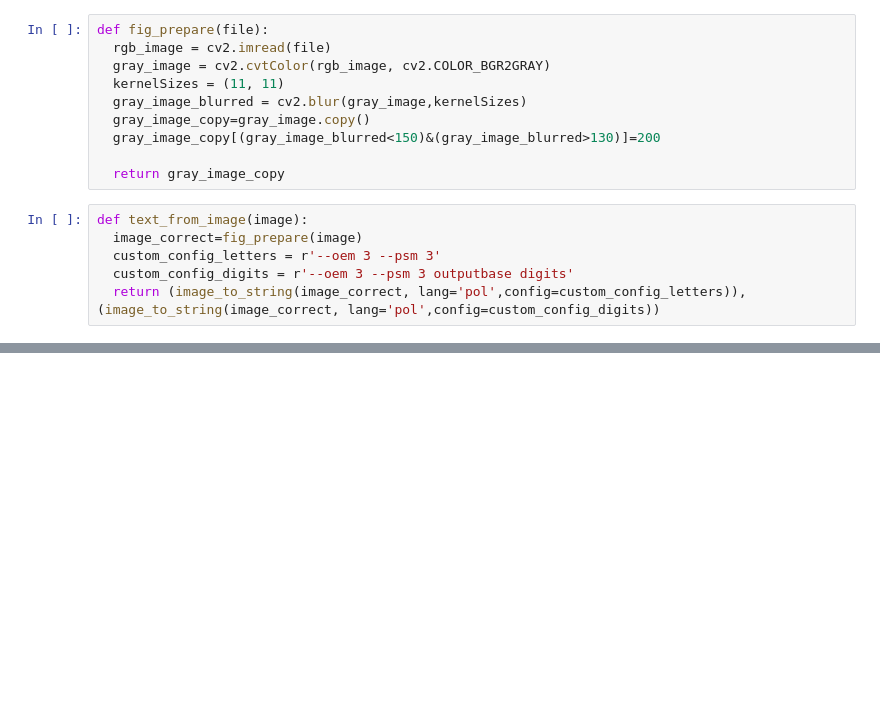
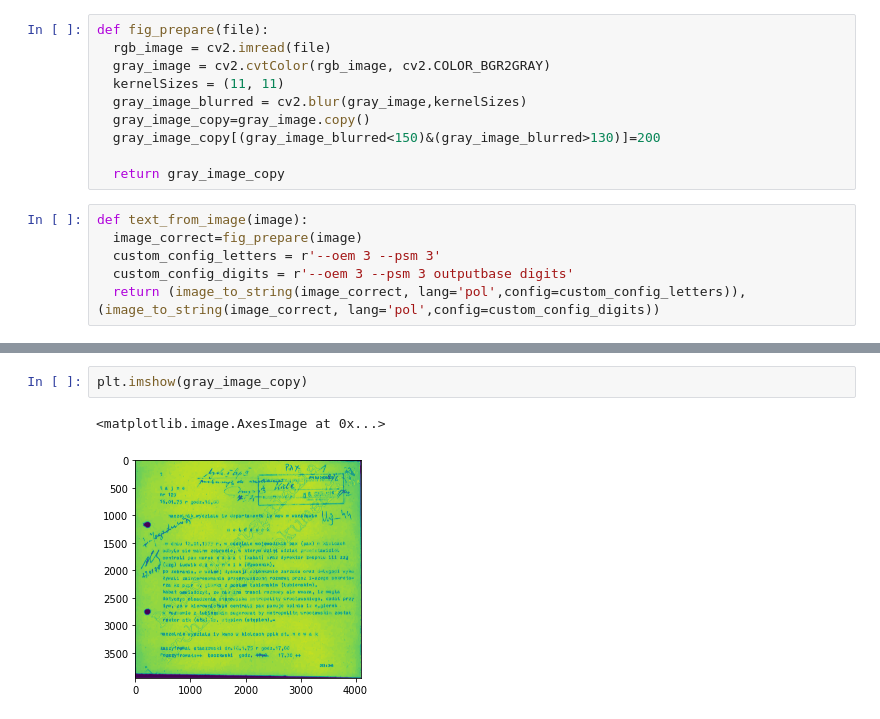
Before and after one commit to KacperGrodecki/image_proccessing, a Jupyter notebook: kuba_img_manip.ipynb, the cells around one changed output, grey strips where cells are left out. Drawn from its saved outputs; the diff is of its cells as text; blank space fills up the shorter version.

```diff
--- a/kuba_img_manip.ipynb
+++ b/kuba_img_manip.ipynb
@@ -111,0 +112,5 @@ PF
+# %%
+plt.imshow(gray_image_copy)
+# %% [output]
+<matplotlib.image.AxesImage at 0x...>
+[figure, added]
```
Also changed, not shown: parts of 14 cells of this notebook.
